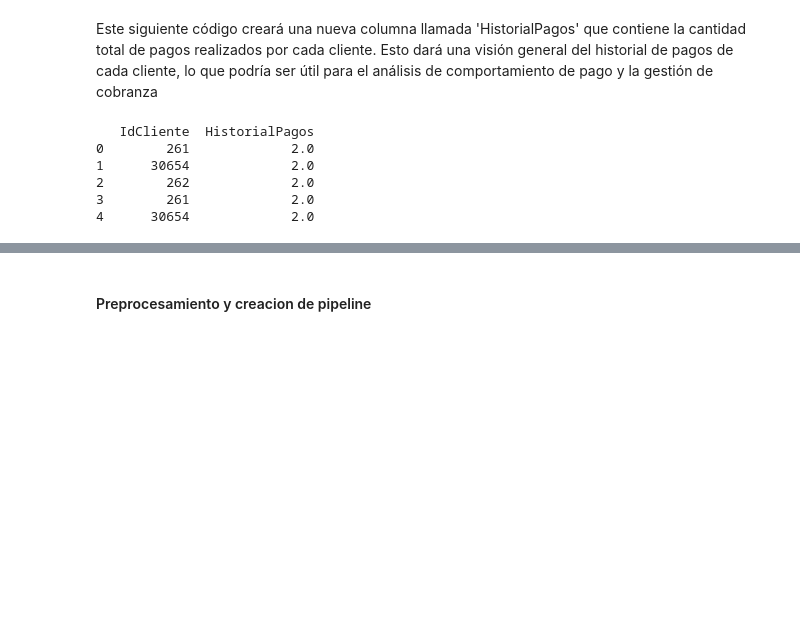
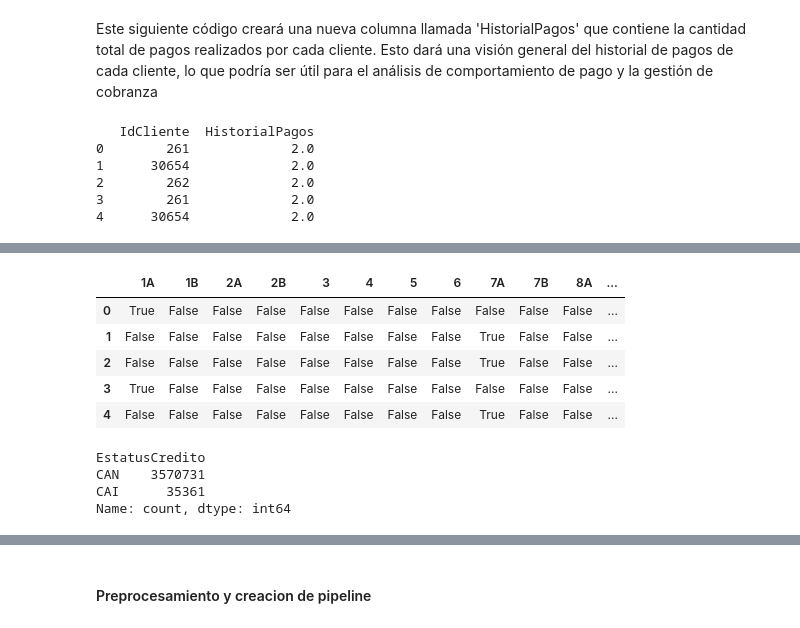
Before and after one commit to bmijangos/ProyectoIntegrador, a Jupyter notebook: Avance2_Equipo21.ipynb, the cells around one changed output, grey strips where cells are left out. Drawn from its saved outputs; the diff is of its cells as text; code cells hidden in the pictures; blank space fills up the shorter version.

```diff
--- a/Avance2_Equipo21.ipynb
+++ b/Avance2_Equipo21.ipynb
@@ -381,0 +402,11 @@ newgpdf.fillna(0, inplace=True)
+# %%
+# Creamos las variables binarias de escolaridad
+dummies = pd.get_dummies(newgpdf['Escolaridad'], drop_first = True)
+dummies.head()
+# %% [output]
+|  | 1A | 1B | 2A | 2B | 3 | 4 | 5 | 6 | 7A | 7B | 8A | ... |
+| 0 | True | False | False | False | False | False | False | False | False | False | False | ... |
+| 1 | False | False | False | False | False | False | False | False | True | False | False | ... |
+| 2 | False | False | False | False | False | False | False | False | True | False | False | ... |
+| 3 | True | False | False | False | False | False | False | False | False | False | False | ... |
+| 4 | False | False | False | False | False | False | False | False | True | False | False | ... |
@@ -381,0 +419,7 @@ newgpdf.fillna(0, inplace=True)
+# %%
+print(newgpdf.EstatusCredito.value_counts())
+# %% [output]
+EstatusCredito
+CAN    3570731
+CAI      35361
+Name: count, dtype: int64
```
Also changed, not shown: parts of 15 cells of this notebook.
